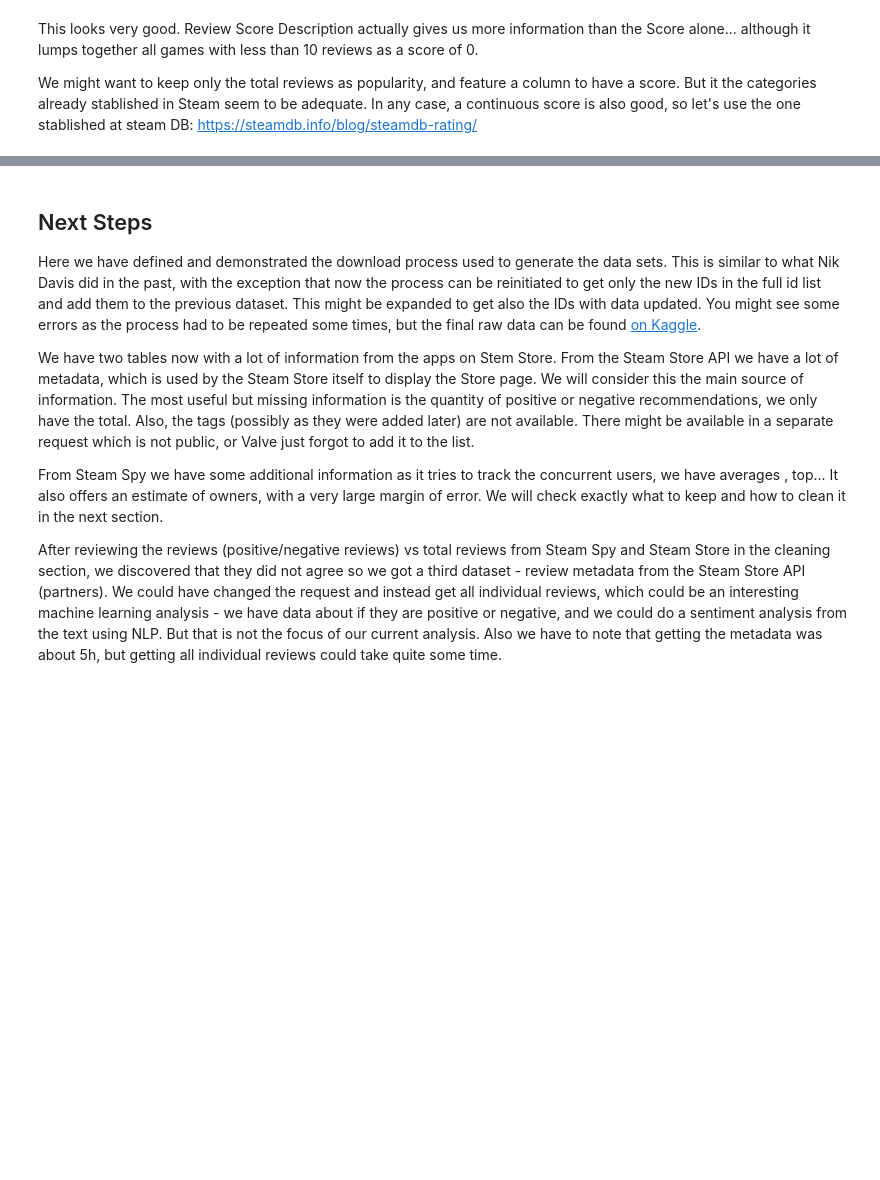
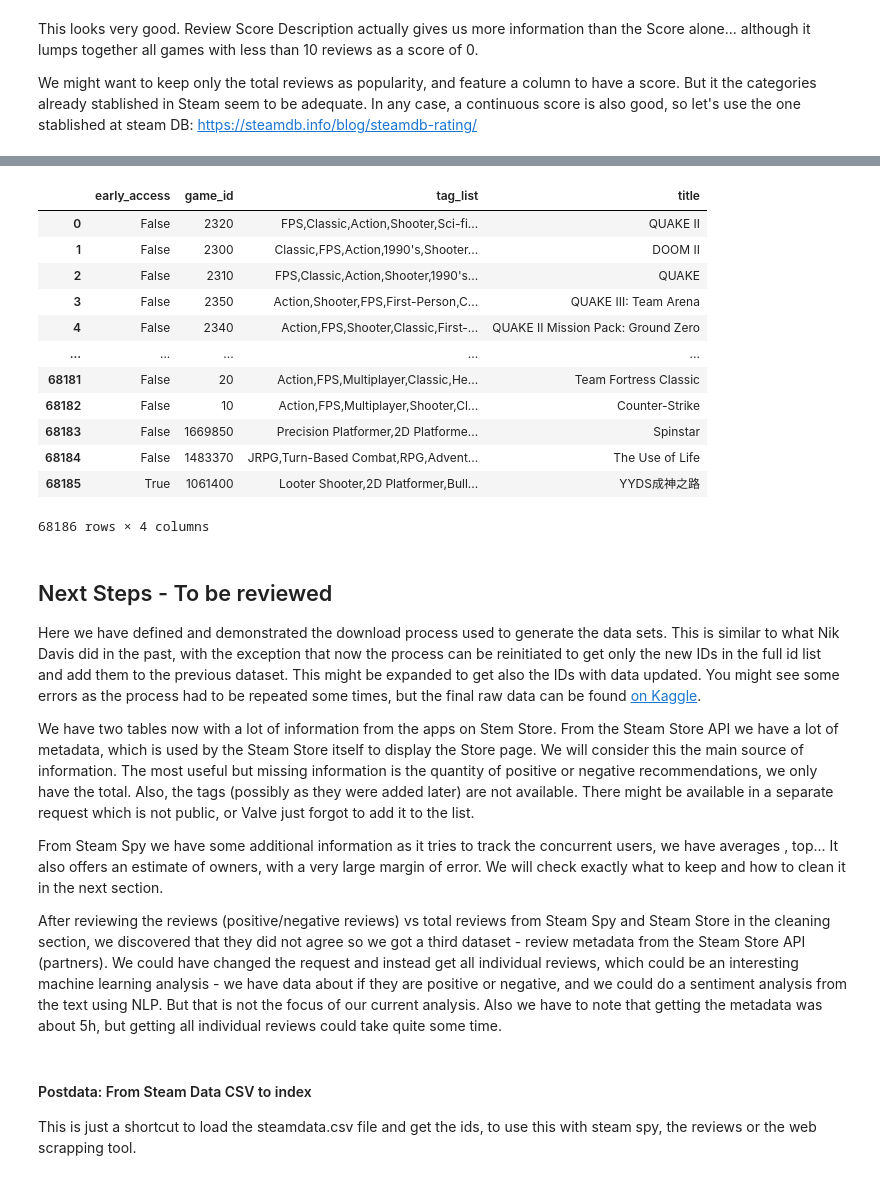
Before and after one commit to Duerkos/steam_analysis, a Jupyter notebook: notebooks/1-data-collection-I01.ipynb, the cells around one changed output, grey strips where cells are left out. Saved outputs shown, nothing was run; the diff lists cells and outputs as text; code cells hidden in the pictures; blank space fills up the shorter version.

```diff
--- a/notebooks/1-data-collection-I01.ipynb
+++ b/notebooks/1-data-collection-I01.ipynb
@@ -788,0 +822,2 @@ We might want to keep only the total reviews as popularity, and feature a column
+# %%
+steam_tags=pd.read_csv("../data/download/game_data.csv")
@@ -789,5 +838,21 @@ We might want to keep only the total reviews as popularity, and feature a column
+# %%
+steam_tags
+# %% [output]
+|  | early_access | game_id | tag_list | title |
+| 0 | False | 2320 | FPS,Classic,Action,Shooter,Sci-fi... | QUAKE II |
+| 1 | False | 2300 | Classic,FPS,Action,1990's,Shooter... | DOOM II |
+| 2 | False | 2310 | FPS,Classic,Action,Shooter,1990's... | QUAKE |
+| 3 | False | 2350 | Action,Shooter,FPS,First-Person,C... | QUAKE III: Team Arena |
+| 4 | False | 2340 | Action,FPS,Shooter,Classic,First-... | QUAKE II Mission Pack: Ground Zero |
+| ... | ... | ... | ... | ... |
+| 68181 | False | 20 | Action,FPS,Multiplayer,Classic,He... | Team Fortress Classic |
+| 68182 | False | 10 | Action,FPS,Multiplayer,Shooter,Cl... | Counter-Strike |
+| 68183 | False | 1669850 | Precision Platformer,2D Platforme... | Spinstar |
+| 68184 | False | 1483370 | JRPG,Turn-Based Combat,RPG,Advent... | The Use of Life |
+| 68185 | True | 1061400 | Looter Shooter,2D Platformer,Bull... | YYDS成神之路 |
+68186 rows × 4 columns
 # %% [markdown]
-## Next Steps
+## Next Steps - To be reviewed
 
 Here we have defined and demonstrated the download process used to generate the data sets. This is similar to what Nik Davis did in the past, with the exception that now the process can be reinitiated to get only the new IDs in the full id list and add them to the previous dataset. This might be expanded to get also the IDs with data updated. You might see some errors as the process had to be repeated some times, but the final raw data can be found [on Kaggle](https://www.kaggle.com/vicentearce/steam-and-steam-spy-raw-datasets).
 
@@ -796,3 +861,7 @@ We have two tables now with a lot of information from the apps on Stem Store. Fr
 From Steam Spy we have some additional information as it tries to track the concurrent users, we have averages , top... It also offers an estimate of owners, with a very large margin of error. We will check exactly what to keep and how to clean it in the next section.
 
 After reviewing the reviews (positive/negative reviews) vs total reviews from Steam Spy and Steam Store in the cleaning section, we discovered that they did not agree so we got a third dataset - review metadata from the Steam Store API (partners). We could have changed the request and instead get all individual reviews, which could be an interesting machine learning analysis - we have data about if they are positive or negative, and we could do a sentiment analysis from the text using NLP. But that is not the focus of our current analysis. Also we have to note that getting the metadata was about 5h, but getting all individual reviews could take quite some time.
+# %% [markdown]
+#### Postdata: From Steam Data CSV to index
+
+This is just a shortcut to load the steamdata.csv file and get the ids, to use this with steam spy, the reviews or the web scrapping tool.
```
Also changed, not shown: parts of 25 cells of this notebook, 4 other files.
